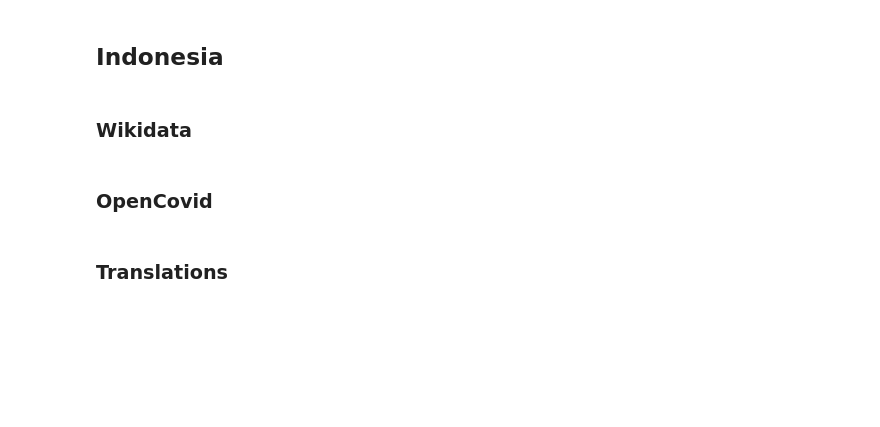
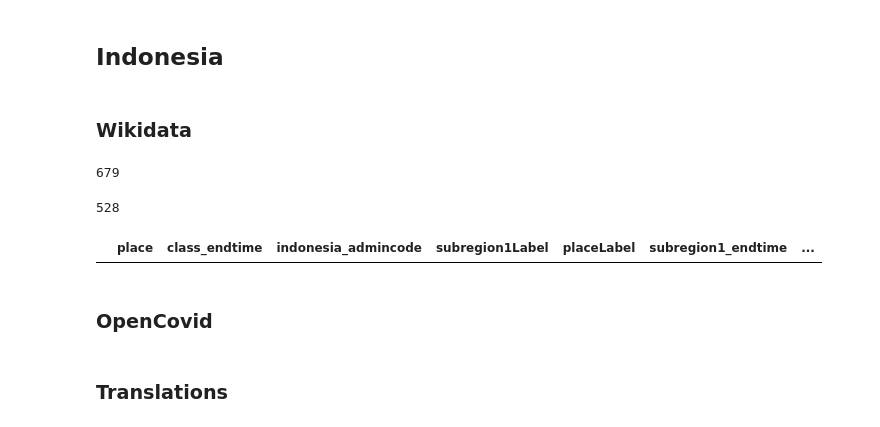
Before and after one commit to dhan16/colabs, a Jupyter notebook: covid19opendata/WikiData.ipynb, the cells around one changed output. Drawn from its saved outputs; the diff is of its cells as text; code cells hidden in the pictures; blank space fills up the shorter version.

```diff
--- a/covid19opendata/WikiData.ipynb
+++ b/covid19opendata/WikiData.ipynb
@@ -47,6 +64,8 @@ WHERE
   }
 }
 """
-wiki_df = wiki_data(sparql)
-wiki_df
-len(wiki_df)
+wiki_raw = wiki_data(sparql)
+wiki_raw
+len(wiki_raw)
+# %% [output]
+679
@@ -57,6 +72,4 @@ len(wiki_df)
 # %%
-set(wiki_df['classLabel'])
-
 def city_or_regency(classLabel: str) -> str:
   classLabel = classLabel.lower()
   if 'regency' in classLabel:
@@ -65,19 +78,21 @@ def city_or_regency(classLabel: str) -> str:
     return 'city'
   else:
     return 'Other'
+
+wiki_df = wiki_raw.copy()
+wiki_df = wiki_df[wiki_df.apply(lambda r : r.subregion1_endtime is None and r.class_endtime is None, axis=1)]
 wiki_df['city_or_regency'] = wiki_df.apply(lambda r: city_or_regency(r.classLabel), axis=1)
-
-set(wiki_df['city_or_regency'])
-
 wiki_df = wiki_df.drop(['classLabel'], axis=1)
 wiki_df = wiki_df.drop_duplicates()
 
-wiki_cities = wiki_df[wiki_df['city_or_regency'] == 'city']
-wiki_regencies = wiki_df[wiki_df['city_or_regency'] == 'regency']
-# wiki_cities
-# wiki_regencies
+wiki_df
+len(wiki_df)
+# %% [output]
+528
 # %%
-wiki_cities = wiki_cities[wiki_cities.subregion1Label != 'Q28725381']
-duplicate = wiki_cities[wiki_cities.duplicated('placeLabel', keep=False)]
-len(duplicate)
-# duplicate
+wiki_df = wiki_df[wiki_df.subregion1Label != 'Q28725381']
+duplicate = wiki_df[wiki_df.duplicated(['placeLabel', 'city_or_regency'], keep=False)]
+# len(duplicate)
+duplicate
+# %% [output]
+|  | place | class_endtime | indonesia_admincode | subregion1Label | placeLabel | subregion1_endtime | ... |
```
Also changed, not shown: parts of 10 cells of this notebook.
